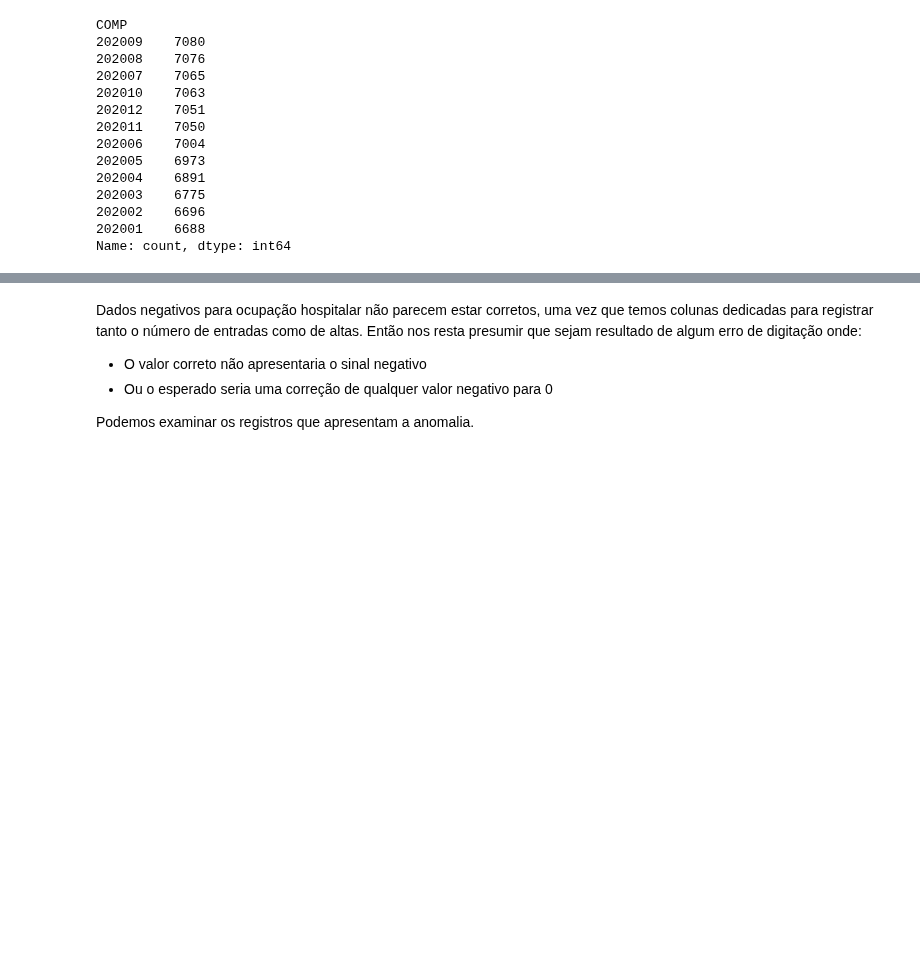
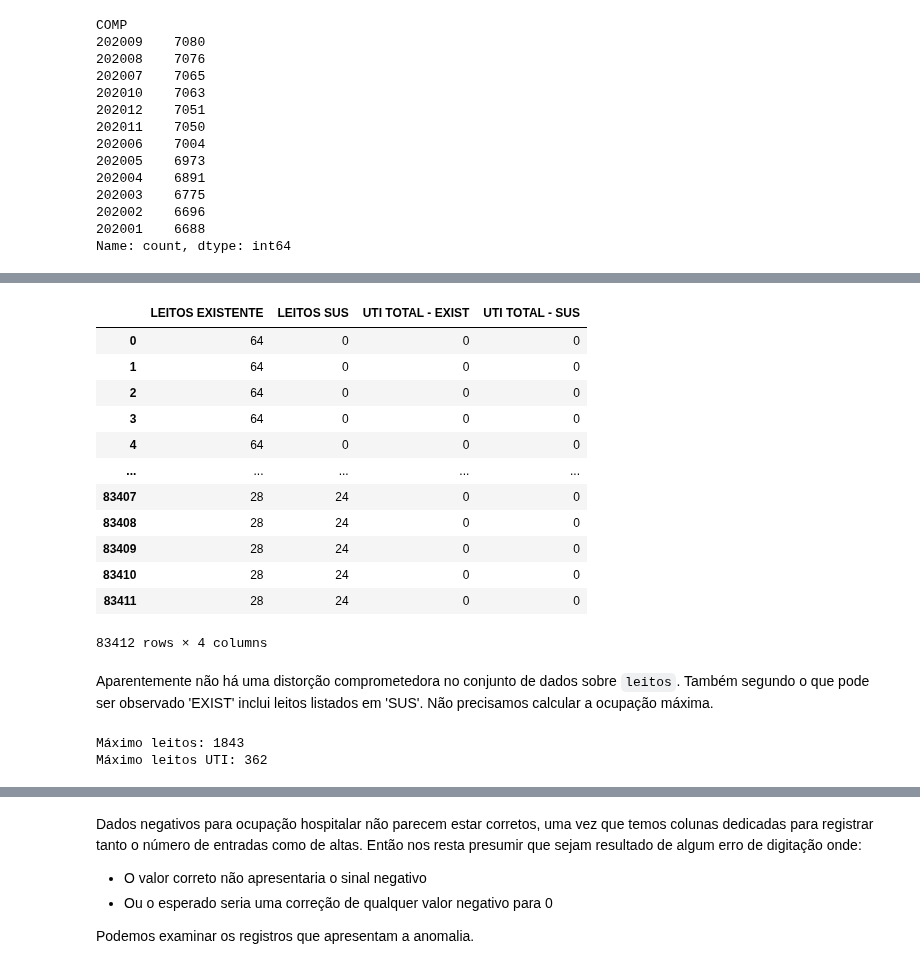
Before and after one commit to lucascorumba/study-projects, a Jupyter notebook: covid-hospital/analysis.ipynb, the cells around one changed output, grey strips where cells are left out. Saved outputs shown, nothing was run; the diff lists cells and outputs as text; code cells hidden in the pictures; blank space fills up the shorter version.

```diff
--- a/covid-hospital/analysis.ipynb
+++ b/covid-hospital/analysis.ipynb
@@ -462,0 +473,24 @@ A notação que encontramos é **ano-mês**, no formato **YYYYMM**. Também pode
+# %%
+df_leitos[['LEITOS EXISTENTE', 'LEITOS SUS', 'UTI TOTAL - EXIST', 'UTI TOTAL - SUS']]
+# %% [output]
+|  | LEITOS EXISTENTE | LEITOS SUS | UTI TOTAL - EXIST | UTI TOTAL - SUS |
+| 0 | 64 | 0 | 0 | 0 |
+| 1 | 64 | 0 | 0 | 0 |
+| 2 | 64 | 0 | 0 | 0 |
+| 3 | 64 | 0 | 0 | 0 |
+| 4 | 64 | 0 | 0 | 0 |
+| ... | ... | ... | ... | ... |
+| 83407 | 28 | 24 | 0 | 0 |
+| 83408 | 28 | 24 | 0 | 0 |
+| 83409 | 28 | 24 | 0 | 0 |
+| 83410 | 28 | 24 | 0 | 0 |
+| 83411 | 28 | 24 | 0 | 0 |
+83412 rows × 4 columns
+# %% [markdown]
+Aparentemente não há uma distorção comprometedora no conjunto de dados sobre `leitos`. Também segundo o que pode ser observado 'EXIST' inclui leitos listados em 'SUS'. Não precisamos calcular a ocupação máxima.
+# %%
+print(f"Máximo leitos: {df_leitos['LEITOS EXISTENTE'].max()} \
+      \nMáximo leitos UTI: {df_leitos['UTI TOTAL - EXIST'].max()}")
+# %% [output]
+Máximo leitos: 1843
+Máximo leitos UTI: 362
```
Also changed, not shown: parts of 18 cells of this notebook.
